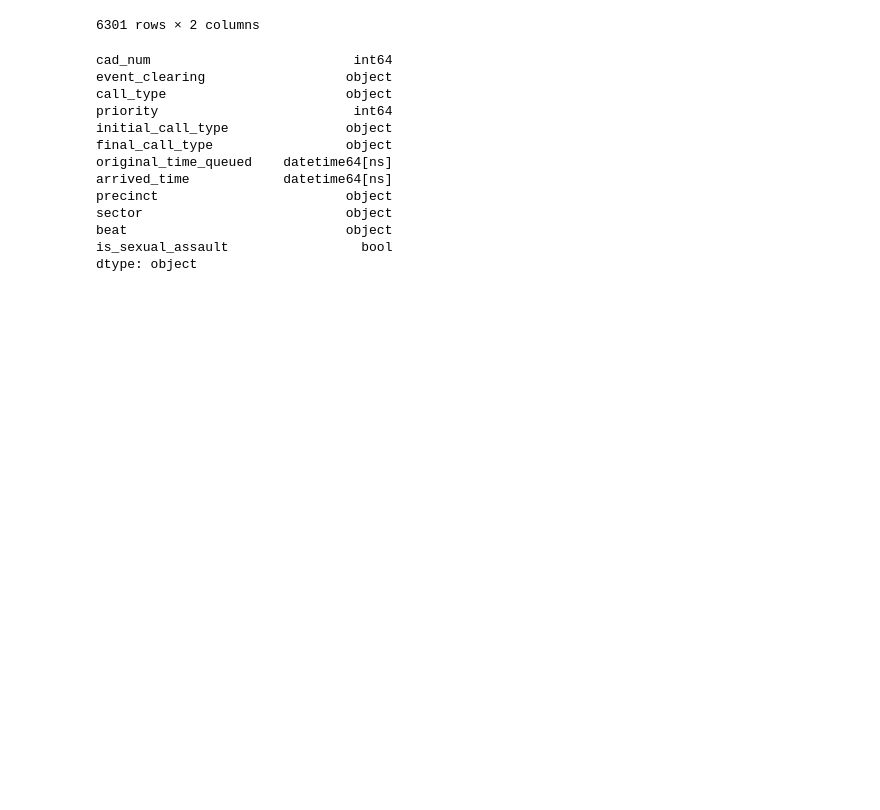
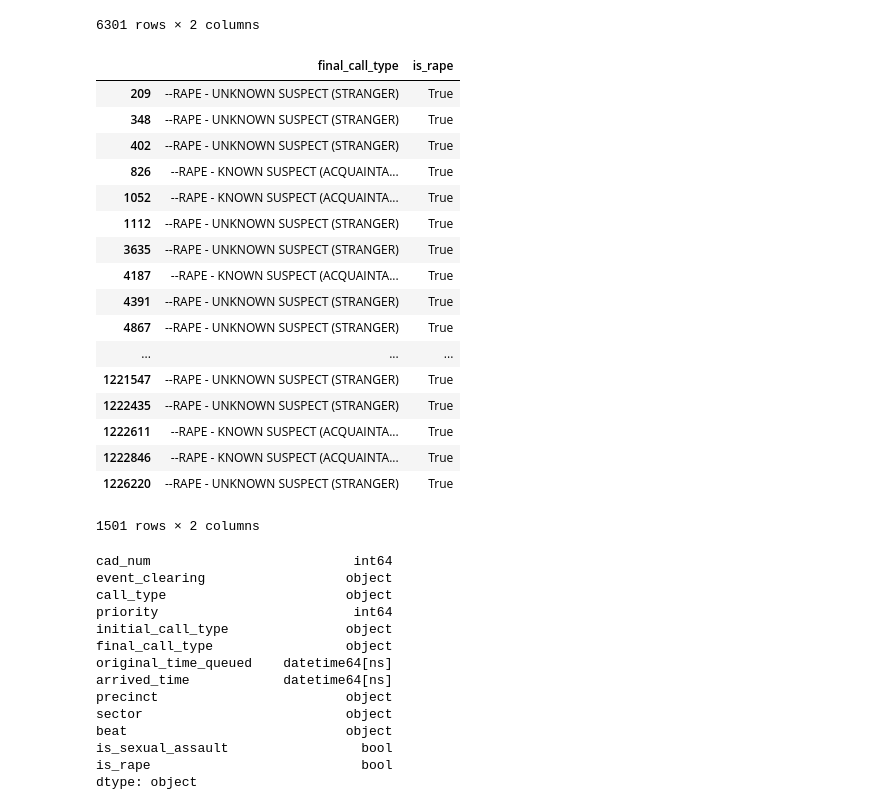
Before and after one commit to teacupwoozy/spd_notebook_archive, a Jupyter notebook: spd_notebook/All_2016_to_11_28_2018.ipynb, the cells around one changed output. Cells and saved outputs as stored; diff of their text form; code cells hidden in the pictures; blank space fills up the shorter version.

```diff
--- a/spd_notebook/All_2016_to_11_28_2018.ipynb
+++ b/spd_notebook/All_2016_to_11_28_2018.ipynb
@@ -47,4 +51,5 @@ sexual_assault_terms_joined
 'CSEC|LEWD|MOLESTING|RAPE'
 # %%
 data['is_sexual_assault'] = data['final_call_type'].str.contains(sexual_assault_terms_joined, case=False)
+data['is_rape'] = data['final_call_type'].str.contains('ACQUAINTANCE|STRANGER', case=False)
 # %%
@@ -81,6 +90,29 @@ data.loc[data['is_sexual_assault'] == True, ['final_call_type', 'is_sexual_assau
 | 1226035 | --SEX OFFENSES (NON-RAPE) - LEWD ... | True |
 | 1226220 | --RAPE - UNKNOWN SUSPECT (STRANGER) | True |
 6301 rows × 2 columns
+# %%
+# Need to confirm with SPD: call type 'sex offense (rape) - molesting'
+# 6069 rows × 2 columns
+data.loc[data['is_rape'] == True, ['final_call_type', 'is_rape']]
+# %% [output]
+|  | final_call_type | is_rape |
+| 209 | --RAPE - UNKNOWN SUSPECT (STRANGER) | True |
+| 348 | --RAPE - UNKNOWN SUSPECT (STRANGER) | True |
+| 402 | --RAPE - UNKNOWN SUSPECT (STRANGER) | True |
+| 826 | --RAPE - KNOWN SUSPECT (ACQUAINTA... | True |
+| 1052 | --RAPE - KNOWN SUSPECT (ACQUAINTA... | True |
+| 1112 | --RAPE - UNKNOWN SUSPECT (STRANGER) | True |
+| 3635 | --RAPE - UNKNOWN SUSPECT (STRANGER) | True |
+| 4187 | --RAPE - KNOWN SUSPECT (ACQUAINTA... | True |
+| 4391 | --RAPE - UNKNOWN SUSPECT (STRANGER) | True |
+| 4867 | --RAPE - UNKNOWN SUSPECT (STRANGER) | True |
+| ... | ... | ... |
+| 1221547 | --RAPE - UNKNOWN SUSPECT (STRANGER) | True |
+| 1222435 | --RAPE - UNKNOWN SUSPECT (STRANGER) | True |
+| 1222611 | --RAPE - KNOWN SUSPECT (ACQUAINTA... | True |
+| 1222846 | --RAPE - KNOWN SUSPECT (ACQUAINTA... | True |
+| 1226220 | --RAPE - UNKNOWN SUSPECT (STRANGER) | True |
+1501 rows × 2 columns
 # %%
 data.dtypes
 # %% [output]
@@ -96,4 +128,5 @@ precinct                        object
 sector                          object
 beat                            object
 is_sexual_assault                 bool
+is_rape                           bool
 dtype: object
```
Also changed, not shown: parts of 4 cells of this notebook.
